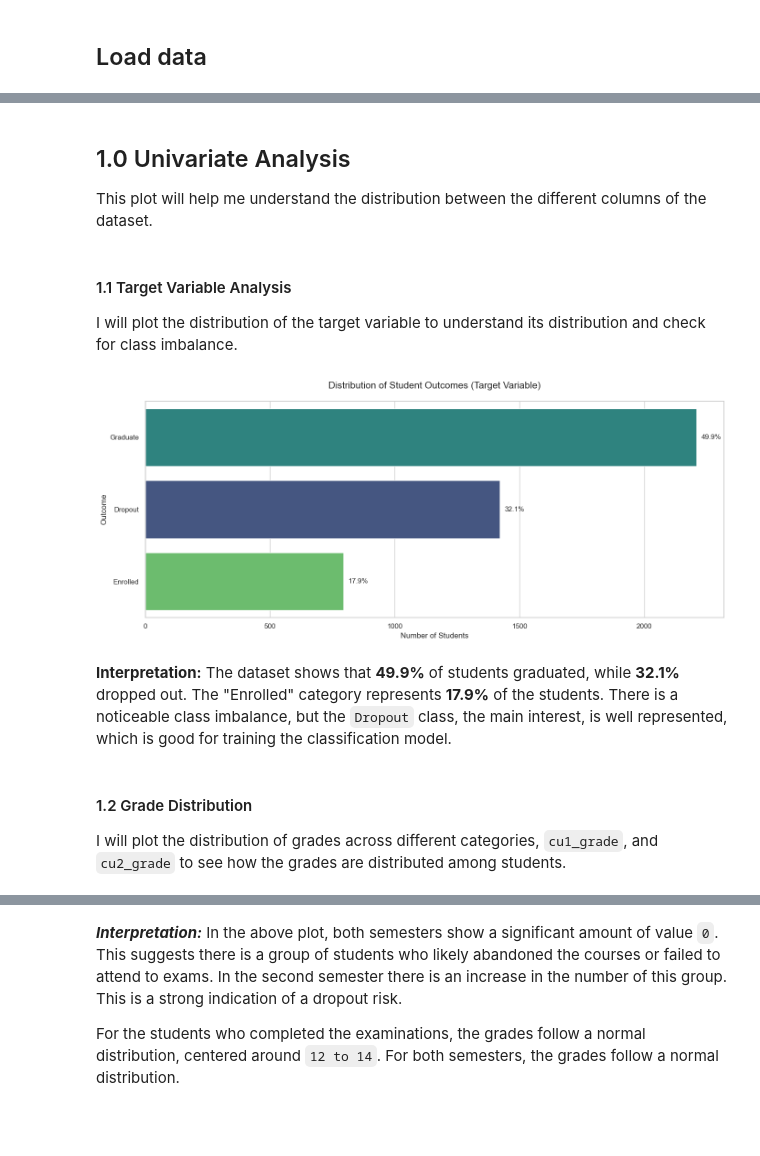
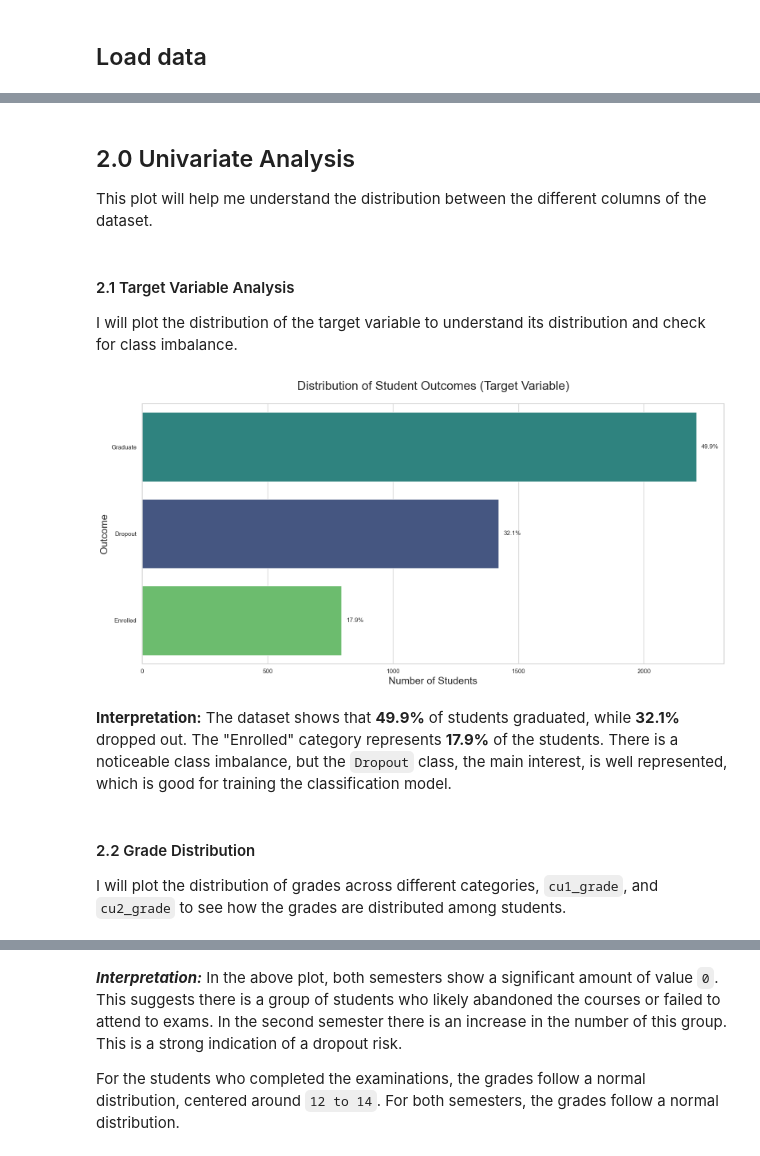
Before and after one commit to weslylaboy/student-outcome-predictor, a Jupyter notebook: notebooks/02_exploratory_data_analysis.ipynb, the cells around one changed output, grey strips where cells are left out. Saved outputs shown, nothing was run; the diff lists cells and outputs as text; code cells hidden in the pictures; blank space fills up the shorter version.

Commit message:
Add EDA plots, feature engineer, and EDA conclusion. Add new interim dataset for processing: `01.4_data_unknown_cleaned.csv`.

```diff
--- a/notebooks/02_exploratory_data_analysis.ipynb
+++ b/notebooks/02_exploratory_data_analysis.ipynb
@@ -26,10 +23,15 @@ from holoviews.plotting.bokeh.styles import font_size
 # Set plot style
 sns.set_theme(style="whitegrid")
 fig_size= (16,8)
+plot_title_pad = 25
+plot_title_font_size = 22
+x_label_font_size = 18
+y_label_font_size = 18
+plot_label_font_size = 22
 # %% [markdown]
 ## Load data
 # %%
-df = pd.read_csv('../data/interim/01.2_data_renamed.csv')
+df = pd.read_csv('../data/interim/01.4_data_unknown_cleaned.csv')
 df.head()
 # %% [output]
 |  | marital_status | application_mode | application_order | course | daytime_evening | prev_qualification | ... |
@@ -42,39 +44,39 @@ df.head()
 # %% [markdown]
-## 1.0 Univariate Analysis
+## 2.0 Univariate Analysis
 
 This plot will help me understand the distribution between the different columns of the dataset.
 # %% [markdown]
-#### 1.1 Target Variable Analysis
+#### 2.1 Target Variable Analysis
 
 I will plot the distribution of the target variable to understand its distribution and check for class imbalance.
 # %%
 
 # Create the plot
-plt.figure(figsize=(14, 6))
+plt.figure(figsize=fig_size)
 order = df['target'].value_counts().index
 ax = sns.countplot(data=df, y='target', order=order, palette='viridis', hue='target')
 
 # Add titles and labels
-plt.title('Distribution of Student Outcomes (Target Variable)', fontsize=15, pad=20)
-plt.xlabel('Number of Students', fontsize=12)
-plt.ylabel('Outcome', fontsize=12)
+plt.title('Distribution of Student Outcomes (Target Variable)', fontsize=plot_title_font_size, pad=plot_title_pad)
+plt.xlabel('Number of Students', fontsize=x_label_font_size)
+plt.ylabel('Outcome', fontsize=y_label_font_size)
 
 # Add percentage labels on the bars
 total = len(df['target'])
 for p in ax.patches:
     percentage = f'{100 * p.get_width() / total:.1f}%'
     x = p.get_width() + 20
     y = p.get_y() + p.get_height() / 2
     ax.annotate(percentage, (x, y), va='center', fontsize=11)
 
 plt.tight_layout()
 plt.show()
 # %% [output]
-[figure, old version]
+[figure, new version]
 # %% [markdown]
 **Interpretation:** The dataset shows that **49.9%** of students graduated, while **32.1%** dropped out. The "Enrolled" category represents **17.9%** of the students. There is a noticeable class imbalance, but the `Dropout` class, the main interest, is well represented, which is good for training the classification model.
 # %% [markdown]
-#### 1.2 Grade Distribution
+#### 2.2 Grade Distribution
 
 I will plot the distribution of grades across different categories, `cu1_grade`, and `cu2_grade` to see how the grades are distributed among students.
 # %%
```
Also changed, not shown: parts of 40 cells of this notebook, 3 other files.
